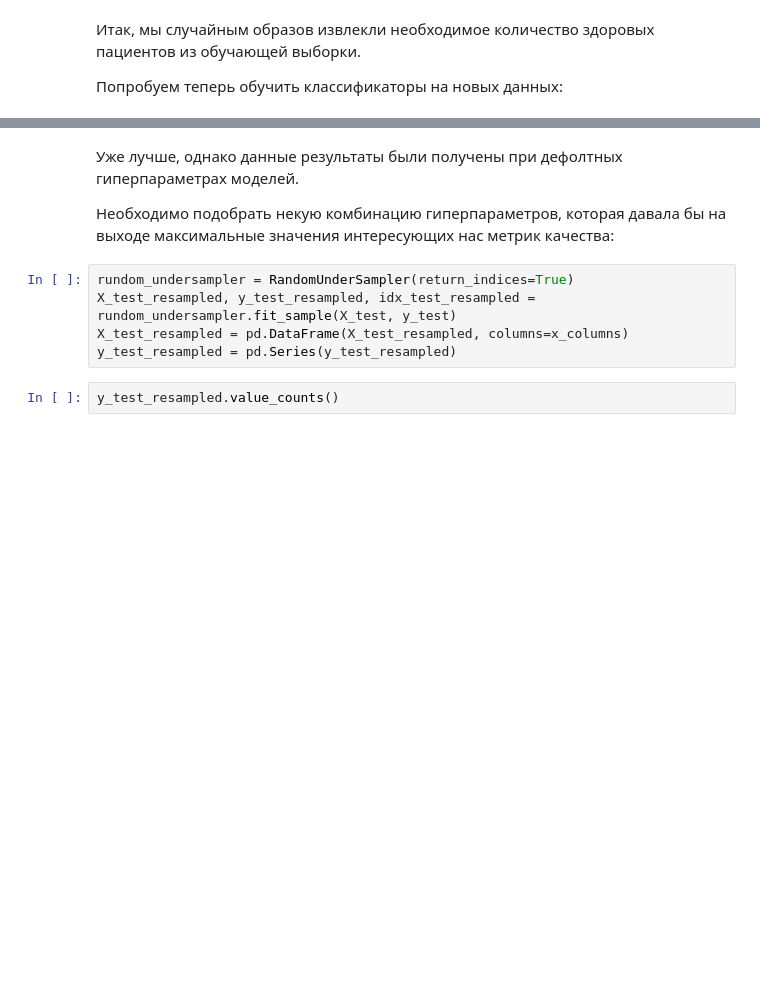
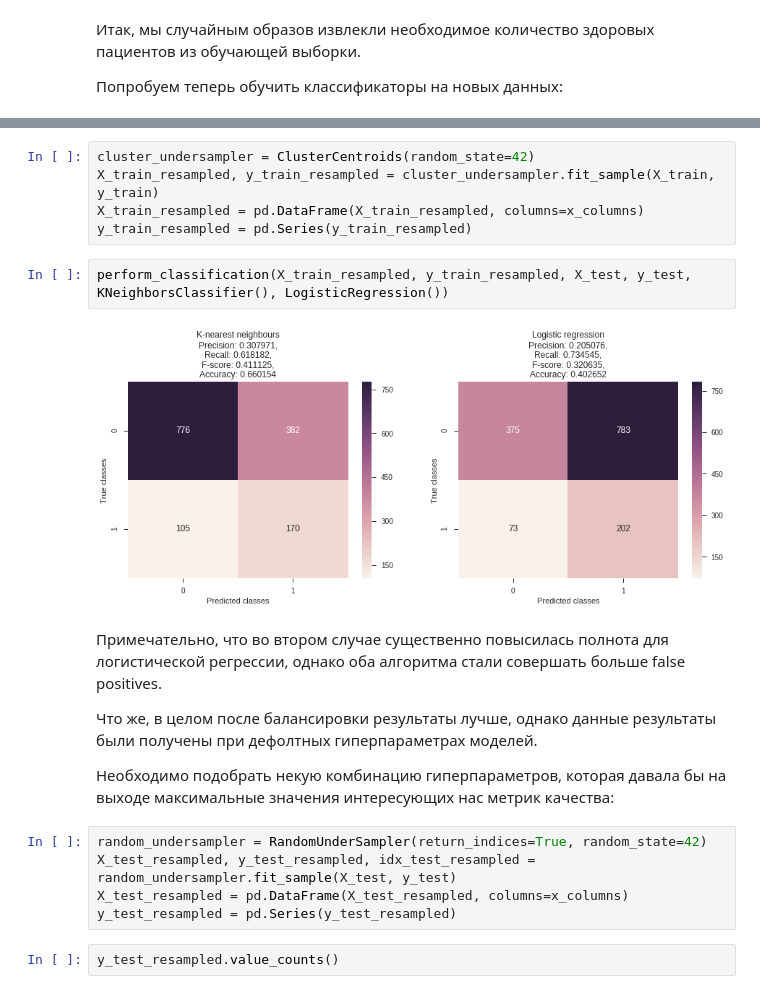
Before and after one commit to IooHooI/CLASSIFICATION_1, a Jupyter notebook: notebooks/SOLUTION.ipynb, the cells around one changed output, grey strips where cells are left out. Drawn from its saved outputs; the diff is of its cells as text; blank space fills up the shorter version.

```diff
--- a/notebooks/SOLUTION.ipynb
+++ b/notebooks/SOLUTION.ipynb
@@ -467,10 +471,21 @@ perform_classification(X_train_resampled, y_train_resampled, X_test, y_test, KNe
+# %%
+cluster_undersampler = ClusterCentroids(random_state=42)
+X_train_resampled, y_train_resampled = cluster_undersampler.fit_sample(X_train, y_train)
+X_train_resampled = pd.DataFrame(X_train_resampled, columns=x_columns)
+y_train_resampled = pd.Series(y_train_resampled)
+# %%
+perform_classification(X_train_resampled, y_train_resampled, X_test, y_test, KNeighborsClassifier(), LogisticRegression())
+# %% [output]
+[figure, added]
 # %% [markdown]
-Уже лучше, однако данные результаты были получены при дефолтных гиперпараметрах моделей.
+Примечательно, что во втором случае существенно повысилась полнота для логистической регрессии, однако оба алгоритма стали совершать больше false positives.
+
+Что же, в целом после балансировки результаты лучше, однако данные результаты были получены при дефолтных гиперпараметрах моделей.
 
 Необходимо подобрать некую комбинацию гиперпараметров, которая давала бы на выходе максимальные значения интересующих нас метрик качества:
 # %%
-rundom_undersampler = RandomUnderSampler(return_indices=True)
-X_test_resampled, y_test_resampled, idx_test_resampled = rundom_undersampler.fit_sample(X_test, y_test)
+random_undersampler = RandomUnderSampler(return_indices=True, random_state=42)
+X_test_resampled, y_test_resampled, idx_test_resampled = random_undersampler.fit_sample(X_test, y_test)
 X_test_resampled = pd.DataFrame(X_test_resampled, columns=x_columns)
 y_test_resampled = pd.Series(y_test_resampled)
 # %%
```
Also changed, not shown: parts of 17 cells of this notebook.
